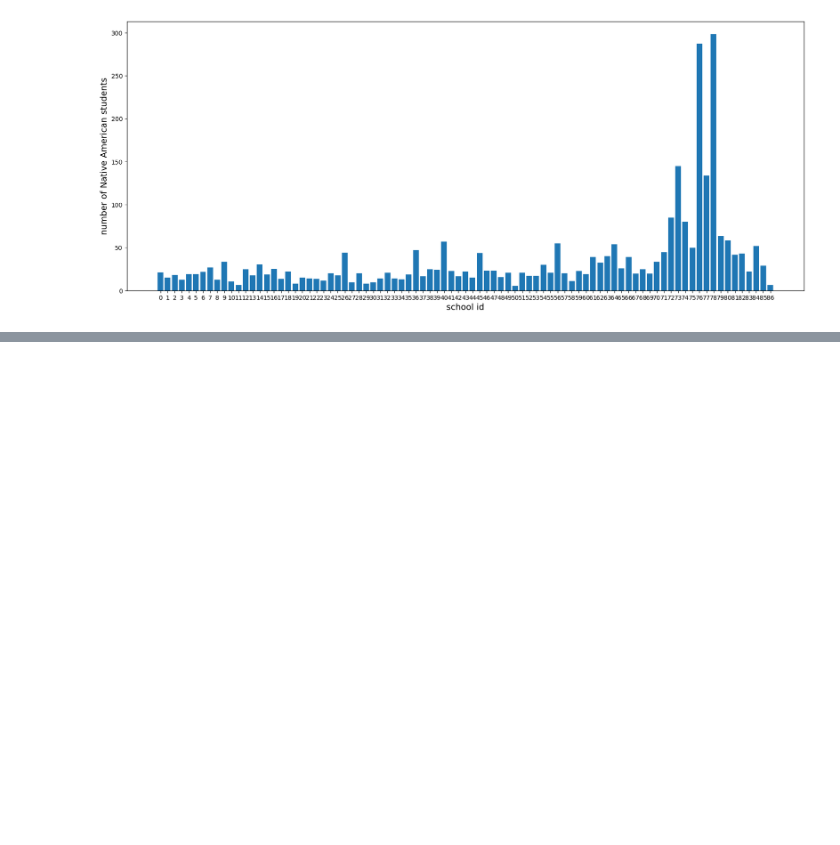
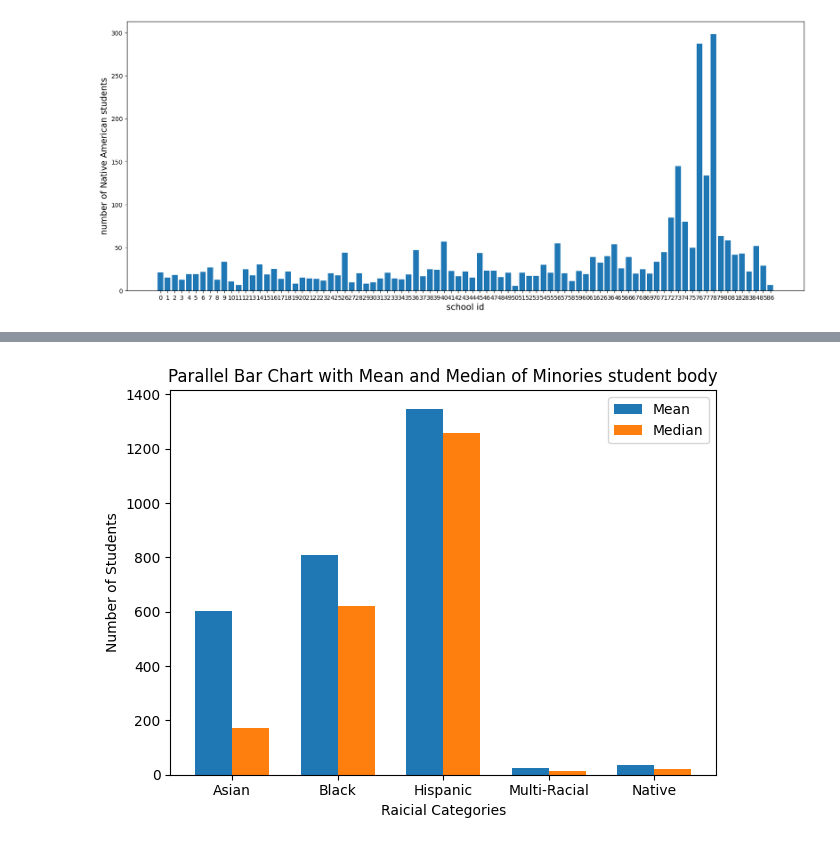
Before and after one commit to ZOEY-YuanZhou/ADS_Project, a Jupyter notebook: AS_Project.ipynb, the cells around one changed output, grey strips where cells are left out. Saved outputs shown, nothing was run; the diff lists cells and outputs as text; code cells hidden in the pictures; blank space fills up the shorter version.

```diff
--- a/AS_Project.ipynb
+++ b/AS_Project.ipynb
@@ -400,0 +433,5 @@ Text(0.5, 0, 'school id')
+# %%
+asian_summary = asian_per_school_updated['Mean # Asian Students'].describe()
+asian_mean = asian_summary.loc['mean']
+asian_median = asian_summary.loc['50%']
+asian_mean, asian_median, asian_summary
@@ -400,0 +450,5 @@ Text(0.5, 0, 'school id')
+# %%
+black_summary = black_per_school_updated['Mean # Black Students'].describe()
+black_mean = black_summary.loc['mean']
+black_median = black_summary.loc['50%']
+black_mean, black_median, black_summary
@@ -400,0 +467,5 @@ Text(0.5, 0, 'school id')
+# %%
+multi_summary = multi_per_school_updated['Mean # Multi Racial Students'].describe()
+multi_mean = multi_summary.loc['mean']
+multi_median = multi_summary.loc['50%']
+multi_mean, multi_median, multi_summary
@@ -400,0 +484,5 @@ Text(0.5, 0, 'school id')
+# %%
+hispanic_summary = hispanic_per_school_updated['Mean # Hispanic Students'].describe()
+hispanic_mean = hispanic_summary.loc['mean']
+hispanic_median = hispanic_summary.loc['50%']
+hispanic_mean, hispanic_median, hispanic_summary
@@ -400,0 +501,27 @@ Text(0.5, 0, 'school id')
+# %%
+categories = ['Asian', 'Black', 'Hispanic', 'Multi-Racial', 'Native']
+data1 = [asian_mean, black_mean, hispanic_mean, multi_mean, native_mean]  # Data for the first set of bars
+data2 = [asian_median, black_median, hispanic_median, multi_median, native_median]  # Data for the second set of bars
+
+# Set the width of the bars
+bar_width = 0.35
+
+# Create an array of x values for the bar positions
+x = range(len(categories))
+
+# Create the bar chart
+plt.bar(x, data1, width=bar_width, label='Mean', align='center')
+plt.bar([i + bar_width for i in x], data2, width=bar_width, label='Median', align='center')
+
+# Customize the chart
+plt.xlabel('Raicial Categories')
+plt.ylabel('Number of Students')
+plt.title('Parallel Bar Chart with Mean and Median of Minories student body')
+plt.xticks([i + bar_width/2 for i in x], categories)
+plt.legend()
+
+# Show the chart
+plt.tight_layout()  # Ensures that the labels are displayed properly
+plt.show()
+# %% [output]
+[figure, added]
```
Also changed, not shown: parts of 10 cells of this notebook.
